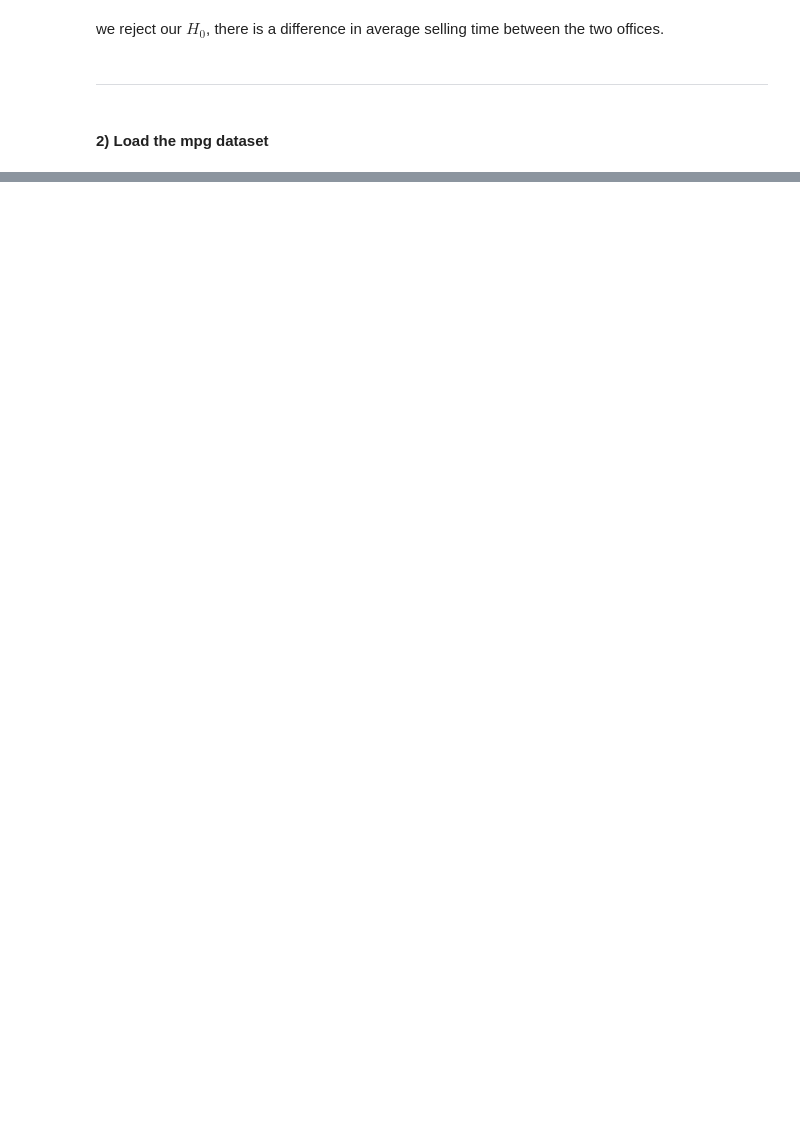
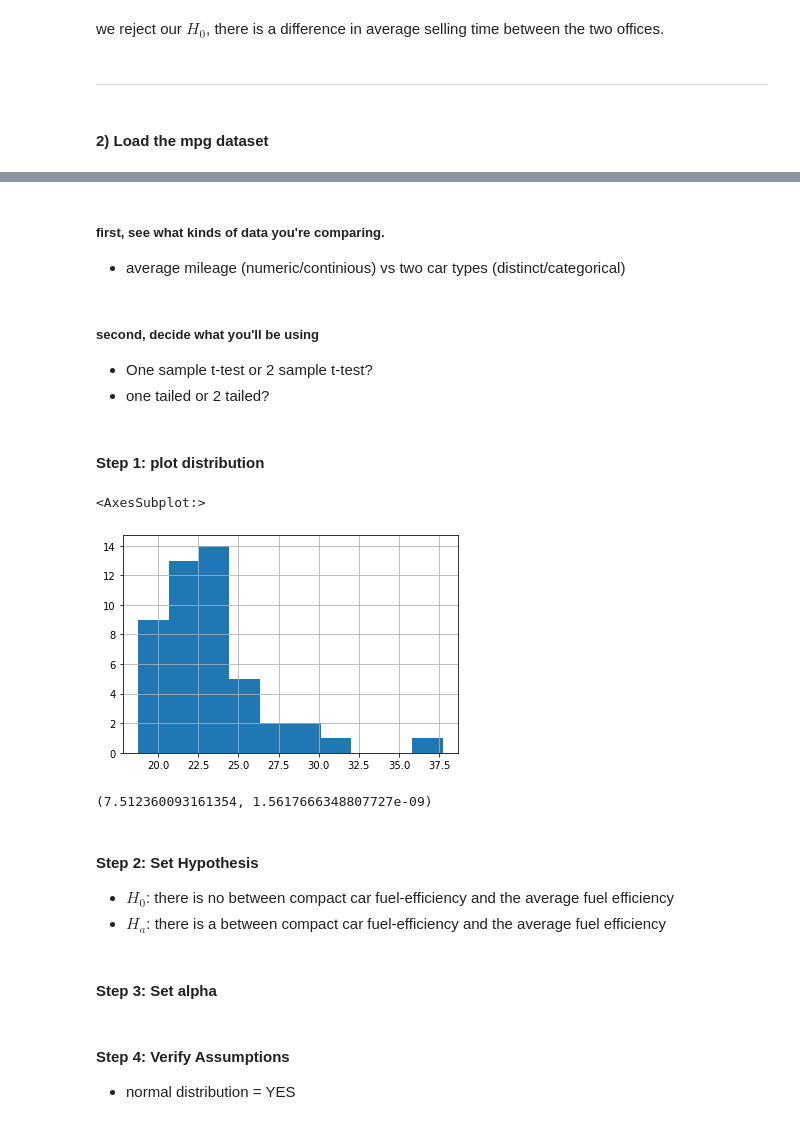
Before and after one commit to natasharivers/Statistics, a Jupyter notebook: hypothesis_testing_cont.ipynb, the cells around one changed output, grey strips where cells are left out. Saved outputs shown, nothing was run; the diff lists cells and outputs as text; code cells hidden in the pictures; blank space fills up the shorter version.

```diff
--- a/hypothesis_testing_cont.ipynb
+++ b/hypothesis_testing_cont.ipynb
@@ -153,0 +244,11 @@ ninenine_fuel.hist()
+# %% [markdown]
+##### first, see what kinds of data you're comparing.
+- average mileage (numeric/continious) vs two car types (distinct/categorical)
+# %%
+fuel_compact = mpg[mpg['class'] == 'compact'].average_mpg
+μ = mpg.average_mpg.mean()
+#create new panda series with column of compact car average mpg
+# %% [markdown]
+##### second, decide what you'll be using
+- One sample t-test or 2 sample t-test?
+- one tailed or 2 tailed?
@@ -153,0 +259,18 @@ ninenine_fuel.hist()
+# %% [markdown]
+#### Step 1: plot distribution
+# %%
+fuel_compact.hist()
+# %% [output]
+<AxesSubplot:>
+[figure, added]
+# %%
+t, p = stats.ttest_1samp(fuel_compact, μ)
+t, p
+# %% [output]
+(7.512360093161354, 1.5617666348807727e-09)
+# %% [markdown]
+#### Step 2: Set Hypothesis
+- $H_0$: there is no between compact car fuel-efficiency and the average fuel efficiency
+- $H_a$: there is a between compact car fuel-efficiency and the average fuel efficiency
+# %% [markdown]
+#### Step 3: Set alpha
@@ -153,0 +279,3 @@ ninenine_fuel.hist()
+# %% [markdown]
+#### Step 4: Verify Assumptions
+- normal distribution = YES
```
Also changed, not shown: parts of 73 cells of this notebook.
